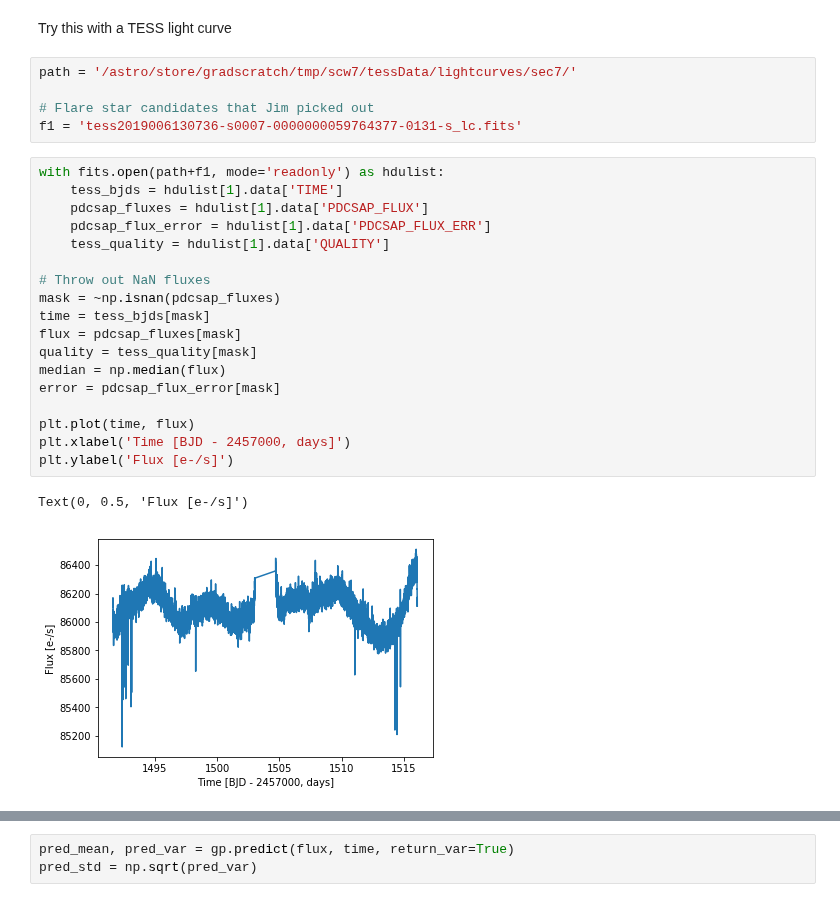
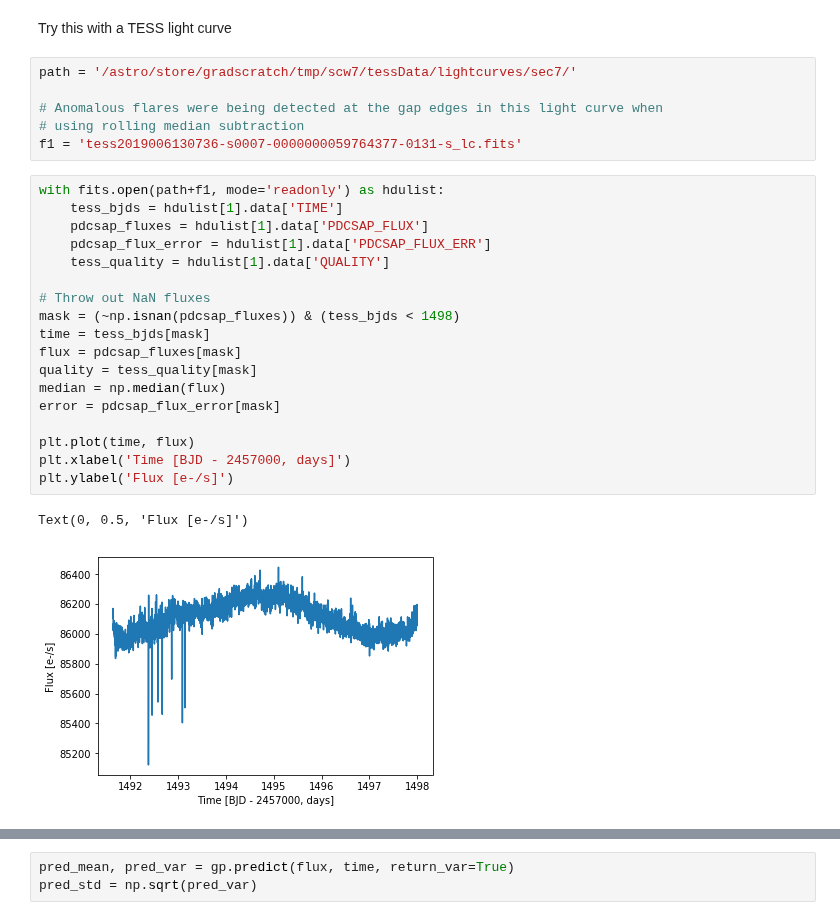
Before and after one commit to spencerw/tess_flare, a Jupyter notebook: gaussianProcess.ipynb, the cells around one changed output, grey strips where cells are left out. Drawn from its saved outputs; the diff is of its cells as text.

```diff
--- a/gaussianProcess.ipynb
+++ b/gaussianProcess.ipynb
@@ -131,26 +131,27 @@ Try this with a TESS light curve
 # %%
 path = '/astro/store/gradscratch/tmp/scw7/tessData/lightcurves/sec7/'
 
-# Flare star candidates that Jim picked out
+# Anomalous flares were being detected at the gap edges in this light curve when
+# using rolling median subtraction
 f1 = 'tess2019006130736-s0007-0000000059764377-0131-s_lc.fits'
 # %%
 with fits.open(path+f1, mode='readonly') as hdulist:
     tess_bjds = hdulist[1].data['TIME']
     pdcsap_fluxes = hdulist[1].data['PDCSAP_FLUX']
     pdcsap_flux_error = hdulist[1].data['PDCSAP_FLUX_ERR']
     tess_quality = hdulist[1].data['QUALITY']
 
 # Throw out NaN fluxes
-mask = ~np.isnan(pdcsap_fluxes)
+mask = (~np.isnan(pdcsap_fluxes)) & (tess_bjds < 1498)
 time = tess_bjds[mask]
 flux = pdcsap_fluxes[mask]
 quality = tess_quality[mask]
 median = np.median(flux)
 error = pdcsap_flux_error[mask]
 
 plt.plot(time, flux)
 plt.xlabel('Time [BJD - 2457000, days]')
 plt.ylabel('Flux [e-/s]')
 # %% [output]
 Text(0, 0.5, 'Flux [e-/s]')
-[figure, old version]
+[figure, new version]
```
Also changed, not shown: parts of 9 cells of this notebook.
